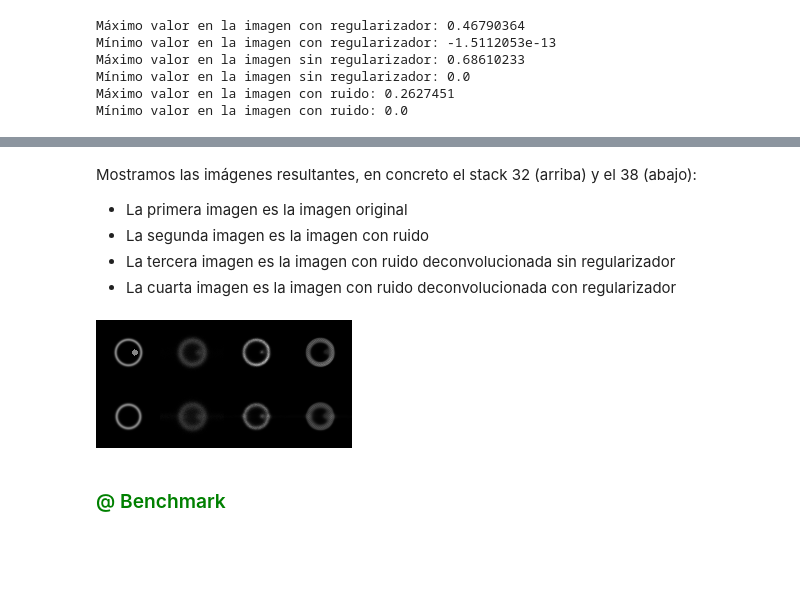
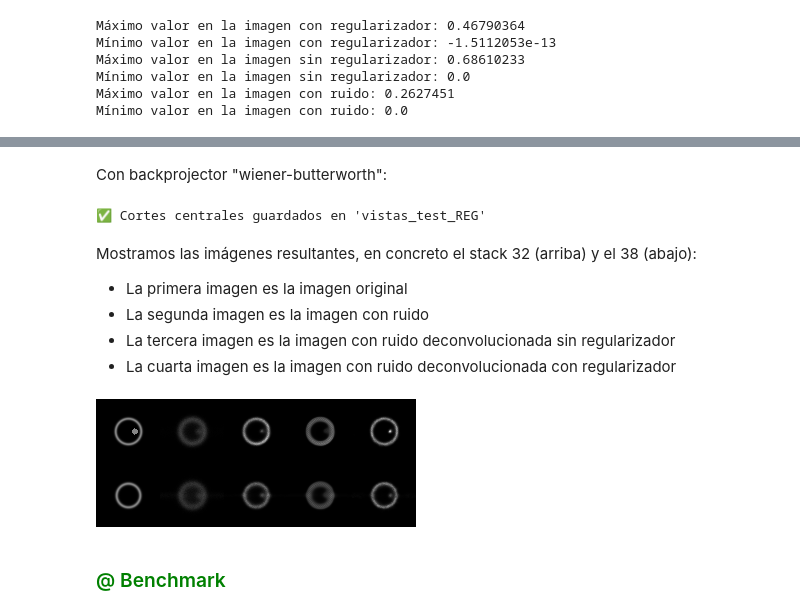
Before and after one commit to Jimena163/TFGNotebook, a Jupyter notebook: 3D_Julia_MAC.ipynb, the cells around one changed output, grey strips where cells are left out. Saved outputs shown, nothing was run; the diff lists cells and outputs as text; code cells hidden in the pictures; blank space fills up the shorter version.

```diff
--- a/3D_Julia_MAC.ipynb
+++ b/3D_Julia_MAC.ipynb
@@ -164,7 +164,7 @@ end
 # %% [output]
 richardson_lucy_iterative2 (generic function with 1 method)
 # %%
-function BackProjector(PSF_fp; bp_type="traditional", alpha=0.001, beta=1, n=10, resFlag=1, iRes=[0, 0, 0], verboseFlag=false)
+function BackProjector(PSF_fp; bp_type="traditional", alpha=0.05, beta=1, n=10, resFlag=1, iRes=[2.44, 2.44, 10], verboseFlag=false)
     # Initialize dimensions
     dims = ndims(PSF_fp)
     if dims == 2
@@ -225,8 +225,8 @@ function BackProjector(PSF_fp; bp_type="traditional", alpha=0.001, beta=1, n=10,
                 tx, ty, tz = 1 / (resx * px), 1 / (resy * py), 1 / (resz * pz)
 
                 if verboseFlag
-                    println("Resolution cutoff (spatial): $resx x $resy x $resz")
-                    println("Resolution cutoff (Fourier): $tx x $ty x $tz")
+                    println("Resolution cutoff (spatial): resy x $resz")
+                    println("Resolution cutoff (Fourier): ty x $tz")
                 end
 
                 PSF_bp, OTF_bp = nothing, nothing
@@ -413,7 +478,7 @@ Realizaremos una primera prueba sin regularizador y posteriormente una con regul
 # %% [markdown]
 SIN REGULARIZADOR
 # %%
-sin_reg = richardson_lucy_iterative2(img_n_julia, psf_test_julia, psf_bp=psf_bp_test, regularizer=nothing, iterations=30);
+sin_reg = richardson_lucy_iterative2(img_n_julia, psf_test_julia, psf_bp=psf_bp_test, regularizer=nothing, iterations=10);
 
 println(size(sin_reg))
 println("res element type: ", eltype(sin_reg))
@@ -457,3 +524,14 @@ Mínimo valor en la imagen con ruido: 0.0
+# %% [markdown]
+Con backprojector "wiener-butterworth":
+# %%
+# BackProjector
+psf_bp_test_wiener, _ = BackProjector(psf_test_julia, bp_type="wiener-butterworth");
+# %%
+sin_reg_wiener = richardson_lucy_iterative2(img_n_julia, psf_test_julia, psf_bp=psf_bp_test_wiener, regularizer=nothing, iterations=10);
+# %%
+guardar_cortes_centrales(sin_reg_wiener, carpeta="vistas_test_REG", formato="png")
+# %% [output]
+✅ Cortes centrales guardados en 'vistas_test_REG'
 # %% [markdown]
 Mostramos las imágenes resultantes, en concreto el stack 32 (arriba) y el 38 (abajo):
 - La primera imagen es la imagen original
@@ -461,15 +539,14 @@ Mostramos las imágenes resultantes, en concreto el stack 32 (arriba) y el 38 (a
 - La tercera imagen es la imagen con ruido deconvolucionada sin regularizador
 - La cuarta imagen es la imagen con ruido deconvolucionada con regularizador
 # %%
-img_comb1 = [img[:, : ,32] img_n_julia[:, :, 32] sin_reg[:, :, 32] con_reg[:, :, 32]]
-img_comb2 = [img[:, : ,38] img_n_julia[:, :, 38] sin_reg[:, :, 38] con_reg[:, :, 38] ]
+img_comb1 = [img[:, : ,32] img_n_julia[:, :, 32] sin_reg[:, :, 32] con_reg[:, :, 32] sin_reg_wiener[:, :, 32]]
+img_comb2 = [img[:, : ,38] img_n_julia[:, :, 38] sin_reg[:, :, 38] con_reg[:, :, 38] sin_reg_wiener[:, :, 38]]
 
 img_comb = cat(img_comb1, img_comb2, dims=1)
-#img_comb ./= maximum(img_comb)
 
 colorview(Gray, img_comb)
 # %% [output]
-[figure, old version]
+[figure, new version]
 # %% [markdown]
 <h3 style="color: green;">@ Benchmark</h3>
 # %% [markdown]
```
Also changed, not shown: parts of 52 cells of this notebook, 17 other files.
